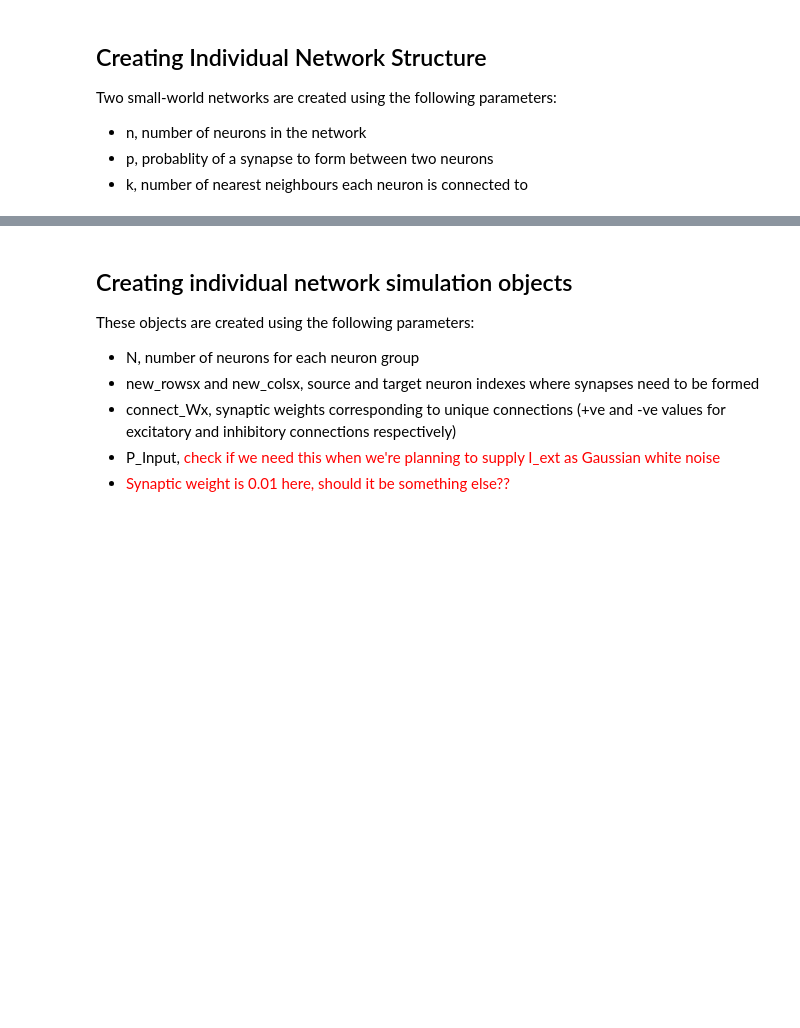
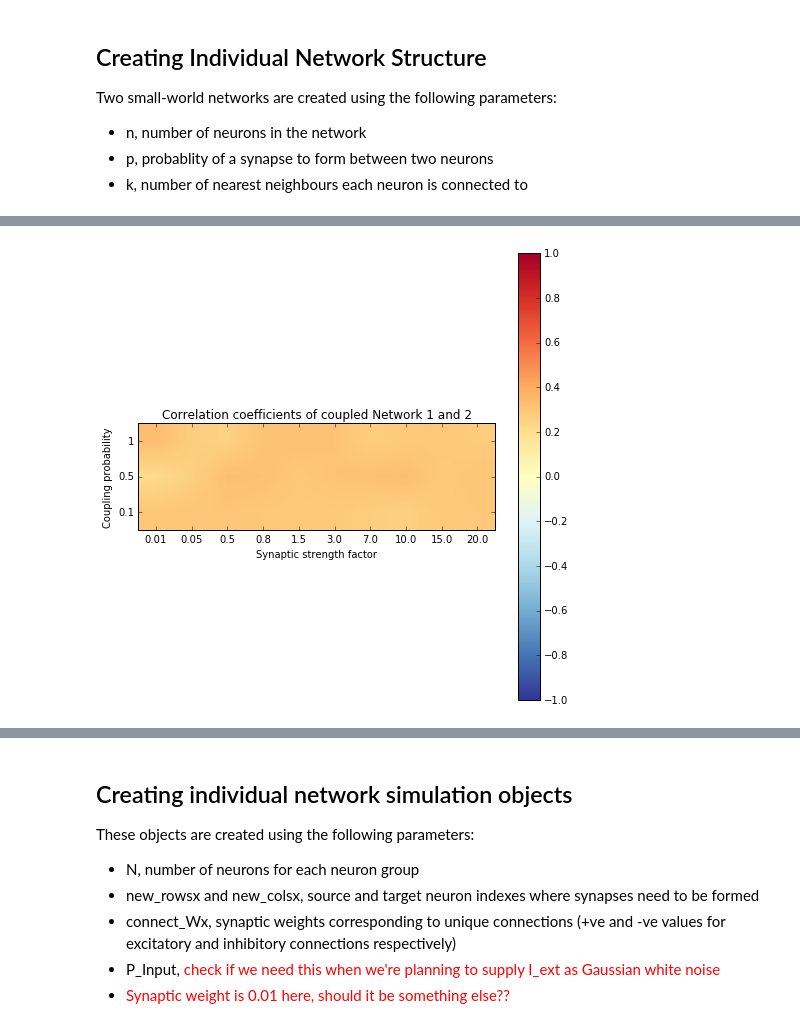
Before and after one commit to KokilaP/Neural-Networks, a Jupyter notebook: N2_BatchSimModel.ipynb, the cells around one changed output, grey strips where cells are left out. Saved outputs shown, nothing was run; the diff lists cells and outputs as text; code cells hidden in the pictures; blank space fills up the shorter version.

```diff
--- a/N2_BatchSimModel.ipynb
+++ b/N2_BatchSimModel.ipynb
@@ -711,7 +712,7 @@ PInput = 0.1*volt # This means Poisson input is on and is applied to both networ
 integ_method = 'euler' # or can use 'linear' if differential equation is linear
 bin_size = 1 # do NOT add units here. It will be added in Stats class under spike_bin function
 
-run_time = 100 # units in ms
+run_time = 500 # units in ms
 t1 = run_time*0.2 # 20% of runtime will be in the uncoupled state at the beginning and end
 t2 = run_time*0.6 # 60% of runtime will be in the coupled state
 phase1 = int(t1)
@@ -819,0 +829,95 @@ suptitle('Target Small-world Network Connections', fontsize=14, fontweight='bold
+# %%
+def batch_heatmap(coeff):
+    # Plotting heat map using correlation coefficients obtained above. Will make this a separate function titled batch_vis
+    fig = plt.figure(figsize=(8,8))
+    plt.title("Correlation coefficients of coupled Network 1 and 2")
+    map = plt.imshow(coeff,cmap = 'RdYlBu_r',vmin=-1,vmax=1,origin='lower') # Blue gives maximum correlation while red shows least correlation
+    plt.colorbar(map) # To show the legend of colors with corresponding values form matrix
+    plt.xlabel('Synaptic strength factor')
+    plt.ylabel('Coupling probability')
+    plt.xticks(np.arange(0, w_len),w_couple_vec/volt)
+    plt.yticks(np.arange(0, p_len),p_couple_vec)
+# %%
+# Batch simulation program
+t3 = time.time() # Record start time
+
+# Set simulation parameters
+w_couple_vec = [0.01, 0.05, 0.5, 0.8, 1.5, 3.0, 7.0, 10.0, 15.0, 20.0]*volt
+#p_couple_vec = np.arange(0.1,1.1,0.1)
+#w_couple_vec = [0.01,20]*volt
+p_couple_vec = [0.1,0.5,1]
+w_len = len(w_couple_vec)
+p_len = len(p_couple_vec)
+
+coeff = np.zeros((p_len,w_len))
+# provide a set of values (w_couple,p_couple) to record spikemonitor values for plotting and analysis
+record_param = [(0.01,0.1),(20.0,1)]
+r_len = len(record_param)
+datastream = [None]*r_len
+
+for weight in arange(w_len):
+    for prob in arange(p_len):
+        '''
+        In every for loop neuron groups for Network 1 and 2 are created again using preset connectivity matrix and
+        neuron model equations. Using new coupling synaptic weight and coupling probability, a new coupling synapse group
+        is also created. The network group 'net_batch' is declared with Network objects and only these objects are
+        simulated during runtime
+
+        for loops are a good temporary solution. Need to find a faster way of executing these Networks.
+        Current run estimate around 5 sec per simulation
+        '''
+        # Creating individual network groups
+        [G1,S1,P1] = BrianVis.network_indv(new_rows1,new_cols1,connect_W1,N,PInput,'neurongroup_1')
+        [G2,S2,P2] = BrianVis.network_indv(new_rows2,new_cols2,connect_W2,N,PInput,'neurongroup2')
+
+        #_____________________________________________________
+        # Set parameters for Network 1
+        G1.tau_gi = tau_gi_var+10*ms # making network 1 slower than network 2 for entrainment
+        G1.I = I_var
+
+        # Set parameters for Network 2
+        G2.tau_gi = tau_gi_var
+        G2.I = I_var*0.001
+        #______________________________________________________
+
+        # Coupling networks and setting up network groups for simulation
+        [statemon_cG1,spikemon_cG1,statemon_cG2,spikemon_cG2,G1c2_rows,G1c2_cols,G1c2_coup_mat,S1c2] =\
+        BrianVis.network_coupling(N,p_couple_vec[prob],w_couple_vec[weight],G1,G2,'Synapse_1c2')
+        net_batch = Network(G1,P1,S1,G2,P2,S2,S1c2,spikemon_cG1,spikemon_cG2)
+        net_batch.store()
+
+        # running the simulation
+        #net_batch.run(run_time*ms)
+
+        # run 3 phase simulation - for proof of concept
+        # 1. To begin simulation, set inter-network synaptic weights to 0. i.e. networks are not connected
+        # 2. Run simulation for the first t1*ms
+        S1c2.w = 0
+        net_batch.run(t1*ms)
+
+        # 3. Re-establish synaptic connections
+        # 4. Run simulation for the next t2*ms
+        S1c2.w = w_couple_vec[weight]
+        net_batch.run(t2*ms)
+
+        # 5. Remove synaptic connections again
+        # 6. Run simulation for the last t1*ms
+        S1c2.w = 0
+        net_batch.run(t1*ms)
+
+        # obtaining correlation coefficient from comparing Network 1 and 2
+        c = stats.batch_cc(spikemon_cG1,spikemon_cG2)
+        coeff[prob,weight] = c
+
+        for k in arange(r_len):
+            if record_param[k]==(w_couple_vec[weight]/volt,p_couple_vec[prob]):
+                datastream[k] = (spikemon_cG1,spikemon_cG2)
+
+
+batch_heatmap(coeff) # plot a probability of coupling vs synaptic strength heatmap using a matrix of
+                     #  correlation coefficients
+
+
+t4 = time.time() # to keep track of batch simulation time
+t4-t3
+# %% [output]
@@ -819,0 +942 @@ suptitle('Target Small-world Network Connections', fontsize=14, fontweight='bold
+[figure, added]
```
Also changed, not shown: parts of 12 cells of this notebook.
